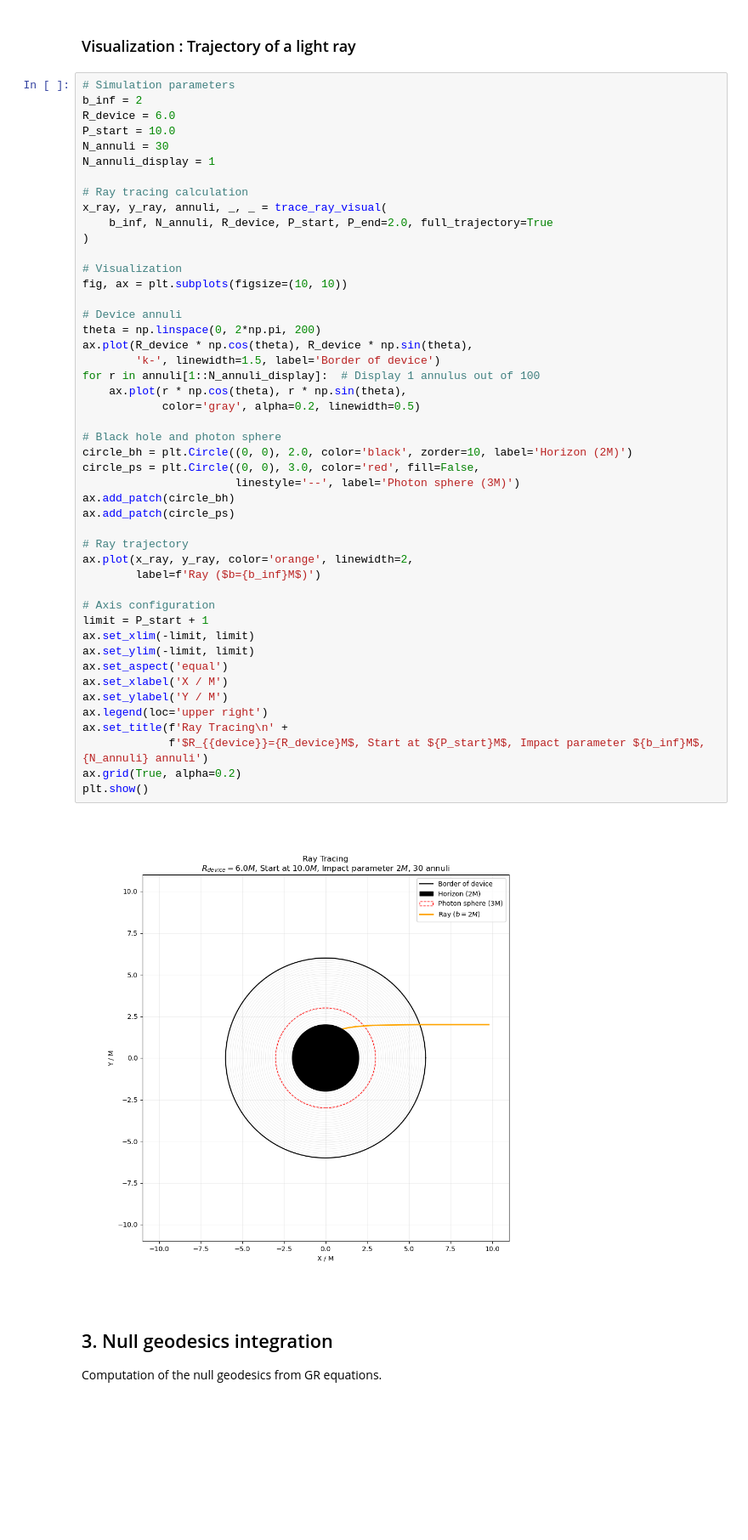
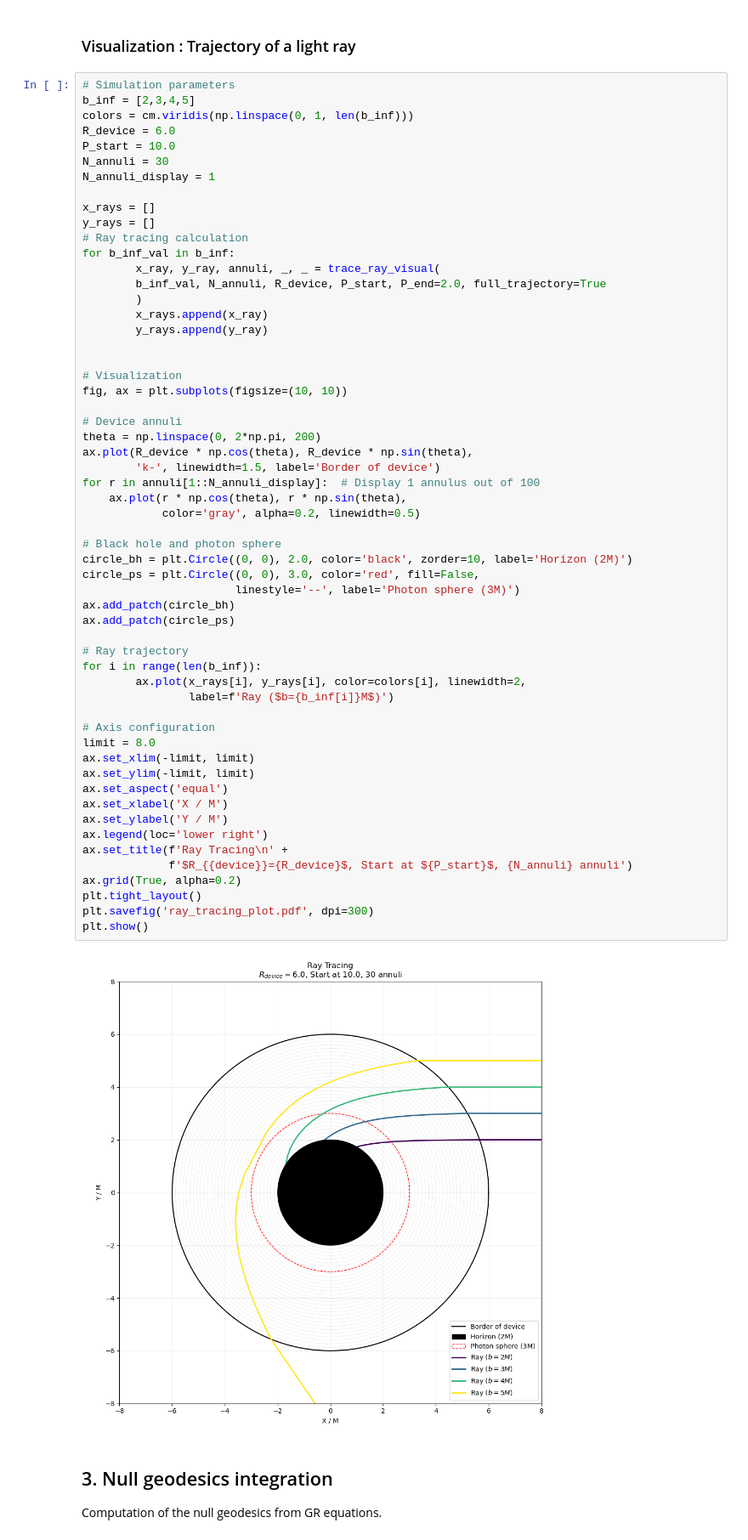
Before and after one commit to ArasuCandassamy/OpticalBlackHole, a Jupyter notebook: design/raytracing.ipynb, the cells around one changed output. Shown at 85% size. Drawn from its saved outputs; the diff is of its cells as text; blank space fills up the shorter version.

```diff
--- a/design/raytracing.ipynb
+++ b/design/raytracing.ipynb
@@ -104,53 +104,63 @@ def trace_ray_visual(b_infinity, num_annuli, R_device=6.0, P_start=15.0, P_end=2
 ### Visualization : Trajectory of a light ray
 # %%
 # Simulation parameters
-b_inf = 2
+b_inf = [2,3,4,5]
+colors = cm.viridis(np.linspace(0, 1, len(b_inf)))
 R_device = 6.0
 P_start = 10.0
 N_annuli = 30
 N_annuli_display = 1
 
+x_rays = []
+y_rays = []
 # Ray tracing calculation
-x_ray, y_ray, annuli, _, _ = trace_ray_visual(
-    b_inf, N_annuli, R_device, P_start, P_end=2.0, full_trajectory=True
-)
+for b_inf_val in b_inf:
+        x_ray, y_ray, annuli, _, _ = trace_ray_visual(
+        b_inf_val, N_annuli, R_device, P_start, P_end=2.0, full_trajectory=True
+        )
+        x_rays.append(x_ray)
+        y_rays.append(y_ray)
+
 
 # Visualization
 fig, ax = plt.subplots(figsize=(10, 10))
 
 # Device annuli
 theta = np.linspace(0, 2*np.pi, 200)
 ax.plot(R_device * np.cos(theta), R_device * np.sin(theta),
         'k-', linewidth=1.5, label='Border of device')
 for r in annuli[1::N_annuli_display]:  # Display 1 annulus out of 100
     ax.plot(r * np.cos(theta), r * np.sin(theta),
             color='gray', alpha=0.2, linewidth=0.5)
 
 # Black hole and photon sphere
 circle_bh = plt.Circle((0, 0), 2.0, color='black', zorder=10, label='Horizon (2M)')
 circle_ps = plt.Circle((0, 0), 3.0, color='red', fill=False,
                        linestyle='--', label='Photon sphere (3M)')
 ax.add_patch(circle_bh)
 ax.add_patch(circle_ps)
 
 # Ray trajectory
-ax.plot(x_ray, y_ray, color='orange', linewidth=2,
-        label=f'Ray ($b={b_inf}M$)')
+for i in range(len(b_inf)):
+        ax.plot(x_rays[i], y_rays[i], color=colors[i], linewidth=2,
+                label=f'Ray ($b={b_inf[i]}M$)')
 
 # Axis configuration
-limit = P_start + 1
+limit = 8.0
 ax.set_xlim(-limit, limit)
 ax.set_ylim(-limit, limit)
 ax.set_aspect('equal')
 ax.set_xlabel('X / M')
 ax.set_ylabel('Y / M')
-ax.legend(loc='upper right')
+ax.legend(loc='lower right')
 ax.set_title(f'Ray Tracing\n' +
-             f'$R_{{device}}={R_device}M$, Start at ${P_start}M$, Impact parameter ${b_inf}M$, {N_annuli} annuli')
+             f'$R_{{device}}={R_device}$, Start at ${P_start}$, {N_annuli} annuli')
 ax.grid(True, alpha=0.2)
+plt.tight_layout()
+plt.savefig('ray_tracing_plot.pdf', dpi=300)
 plt.show()
 # %% [output]
-[figure, old version]
+[figure, new version]
 # %% [markdown]
 ## 3. Null geodesics integration
 
```
Also changed, not shown: parts of 4 cells of this notebook, 1 other file.
